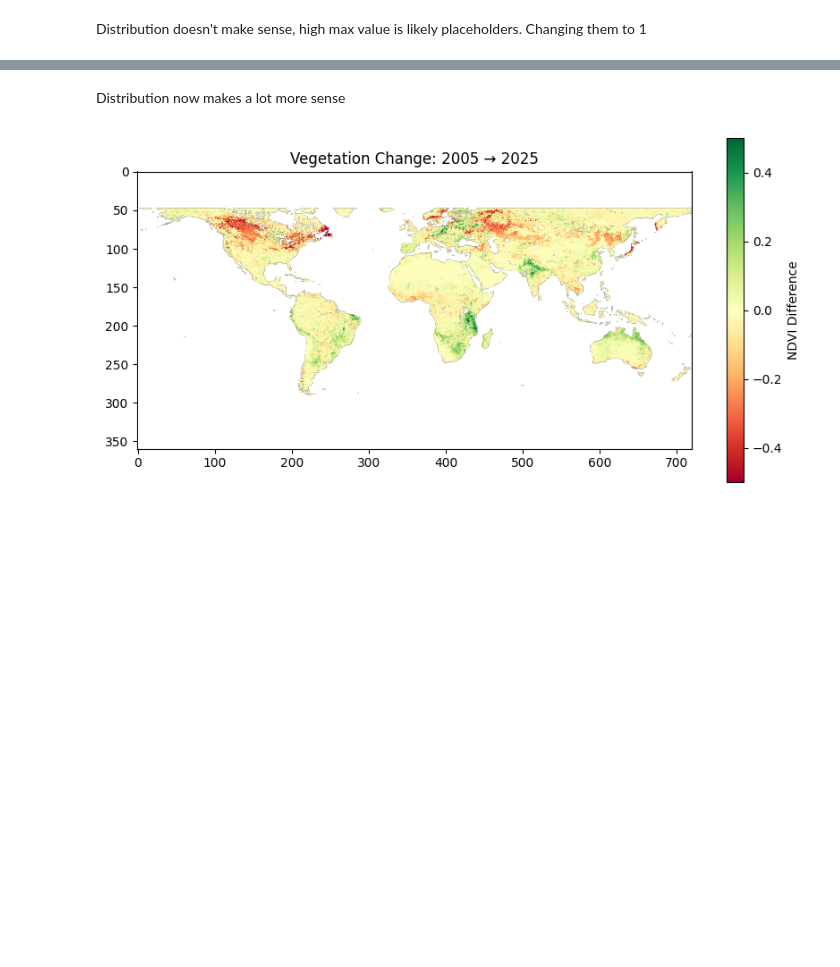
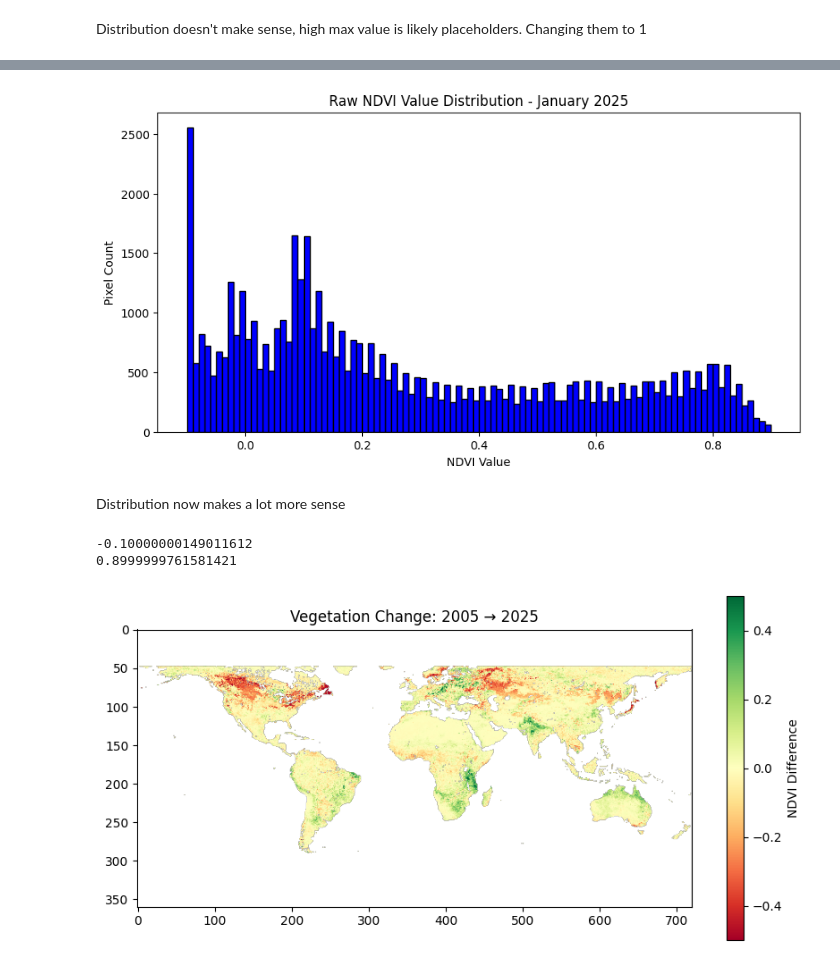
Before and after one commit to dhruv114523/sat-image-processing, a Jupyter notebook: main.ipynb, the cells around one changed output, grey strips where cells are left out. Cells and saved outputs as stored; diff of their text form; code cells hidden in the pictures; blank space fills up the shorter version.

```diff
--- a/main.ipynb
+++ b/main.ipynb
@@ -97,3 +97,20 @@ plt.show()
+# %%
+ndvi_flat_2025 = ndvi_2025.flatten()
+
+plt.figure(figsize=(10,5))
+plt.hist(ndvi_flat_2025, bins=100, color='blue', edgecolor='black')
+plt.title("Raw NDVI Value Distribution - January 2025")
+plt.xlabel("NDVI Value")
+plt.ylabel("Pixel Count")
+plt.show()
+# %% [output]
+[figure, added]
 # %% [markdown]
 Distribution now makes a lot more sense
+# %%
+print(np.nanmin(ndvi_2025))
+print(np.nanmax(ndvi_2025))
+# %% [output]
+-0.10000000149011612
+0.8999999761581421
 # %%
```
Also changed, not shown: parts of 6 cells of this notebook.
